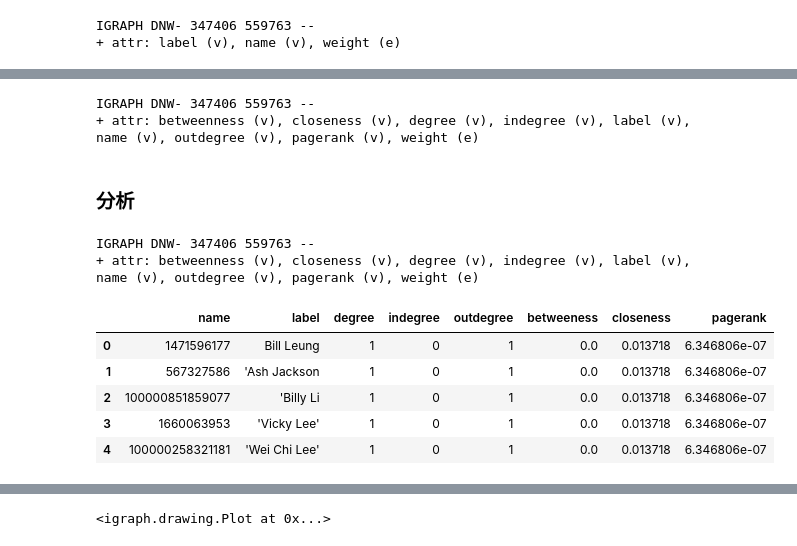
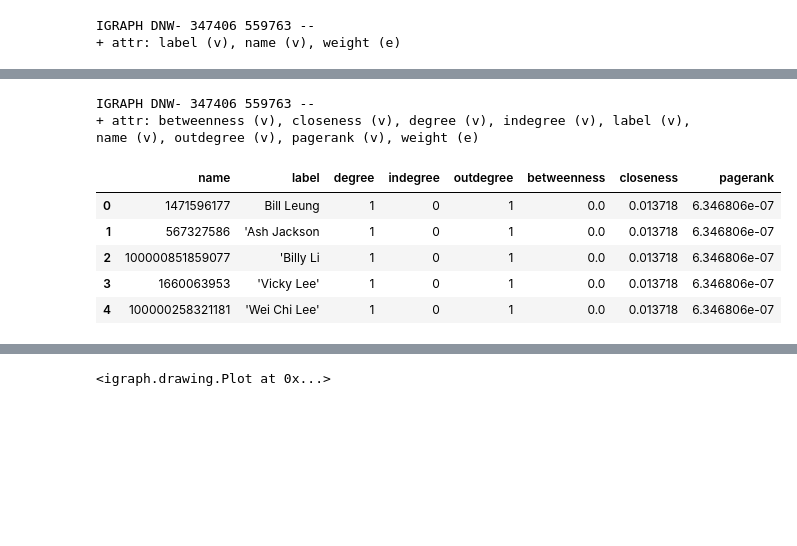
Before and after one commit to tlyu0419/FindAndMeetKOLs, a Jupyter notebook: 總統大選的社群網絡分析.ipynb, the cells around one changed output, grey strips where cells are left out. Cells and saved outputs as stored; diff of their text form; code cells hidden in the pictures; blank space fills up the shorter version.

```diff
--- a/總統大選的社群網絡分析.ipynb
+++ b/總統大選的社群網絡分析.ipynb
@@ -375,10 +245,3 @@ g.write_pickle("sna_graph_data_L60D.pkl")
-# %%
-igraph.summary(g)
-# %% [output]
-IGRAPH DNW- 347406 559763 --
-+ attr: betweenness (v), closeness (v), degree (v), indegree (v), label (v), name (v), outdegree (v), pagerank (v), weight (e)
-# %% [markdown]
-### 分析
 # %%
 g = igraph.Graph.Read_Pickle("sna_graph_data_L60D.pkl")
 # %%
@@ -389,15 +252,15 @@ IGRAPH DNW- 347406 559763 --
 # %%
 vertices_info = pd.DataFrame({'name':g.vs['name'],
                               'label':g.vs['label'],
                               'degree':g.vs['degree'],
                               'indegree':g.vs['indegree'],
                               'outdegree':g.vs['outdegree'],
-                              'betweeness':g.vs['betweenness'],
+                              'betweenness':g.vs['betweenness'],
                               'closeness':g.vs['closeness'],
                               'pagerank':g.vs['pagerank']})
 vertices_info.head()
 # %% [output]
-|  | name | label | degree | indegree | outdegree | betweeness | closeness | pagerank |
+|  | name | label | degree | indegree | outdegree | betweenness | closeness | pagerank |
 | 0 | 1471596177 | Bill Leung | 1 | 0 | 1 | 0.0 | 0.013718 | 6.346806e-07 |
 | 1 | 567327586 | 'Ash Jackson | 1 | 0 | 1 | 0.0 | 0.013718 | 6.346806e-07 |
 | 2 | 100000851859077 | 'Billy Li | 1 | 0 | 1 | 0.0 | 0.013718 | 6.346806e-07 |
```
Also changed, not shown: parts of 85 cells of this notebook.
